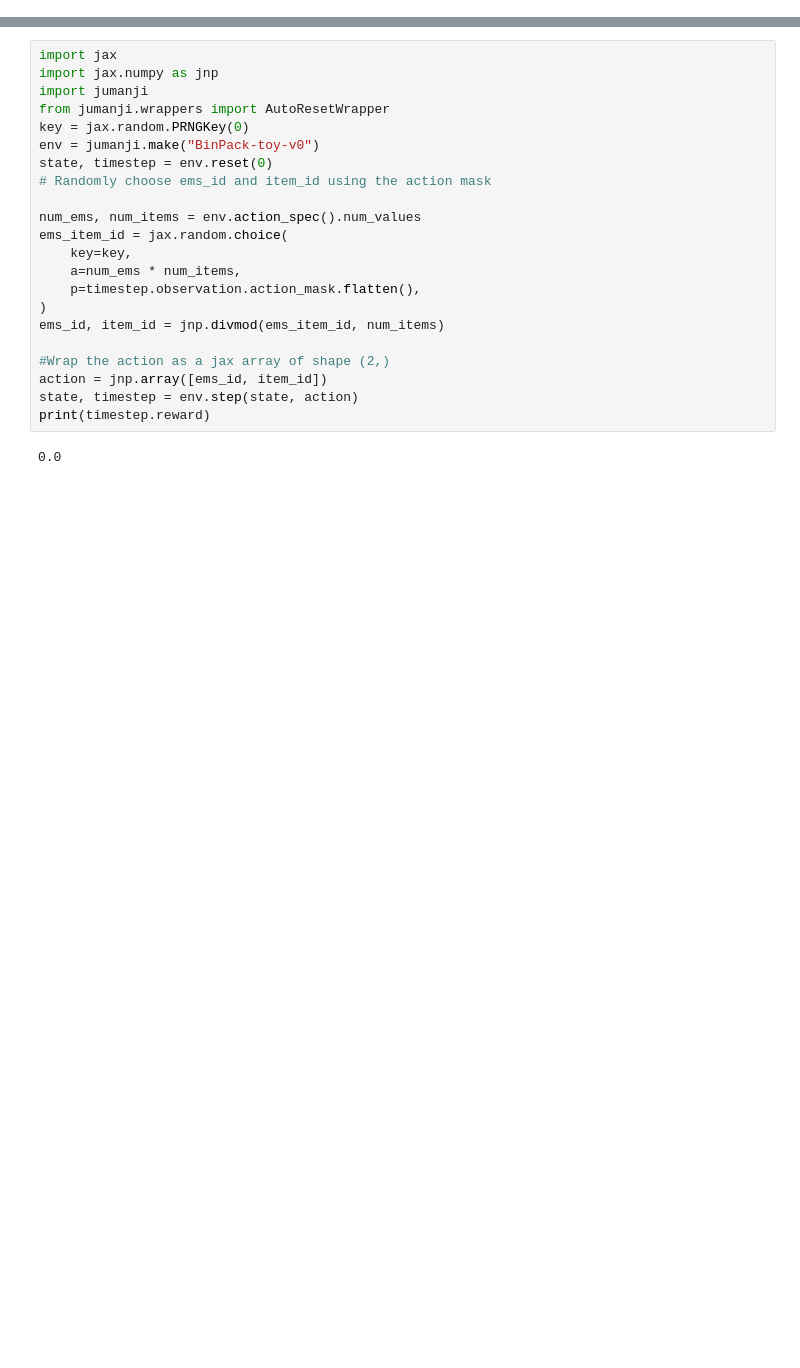
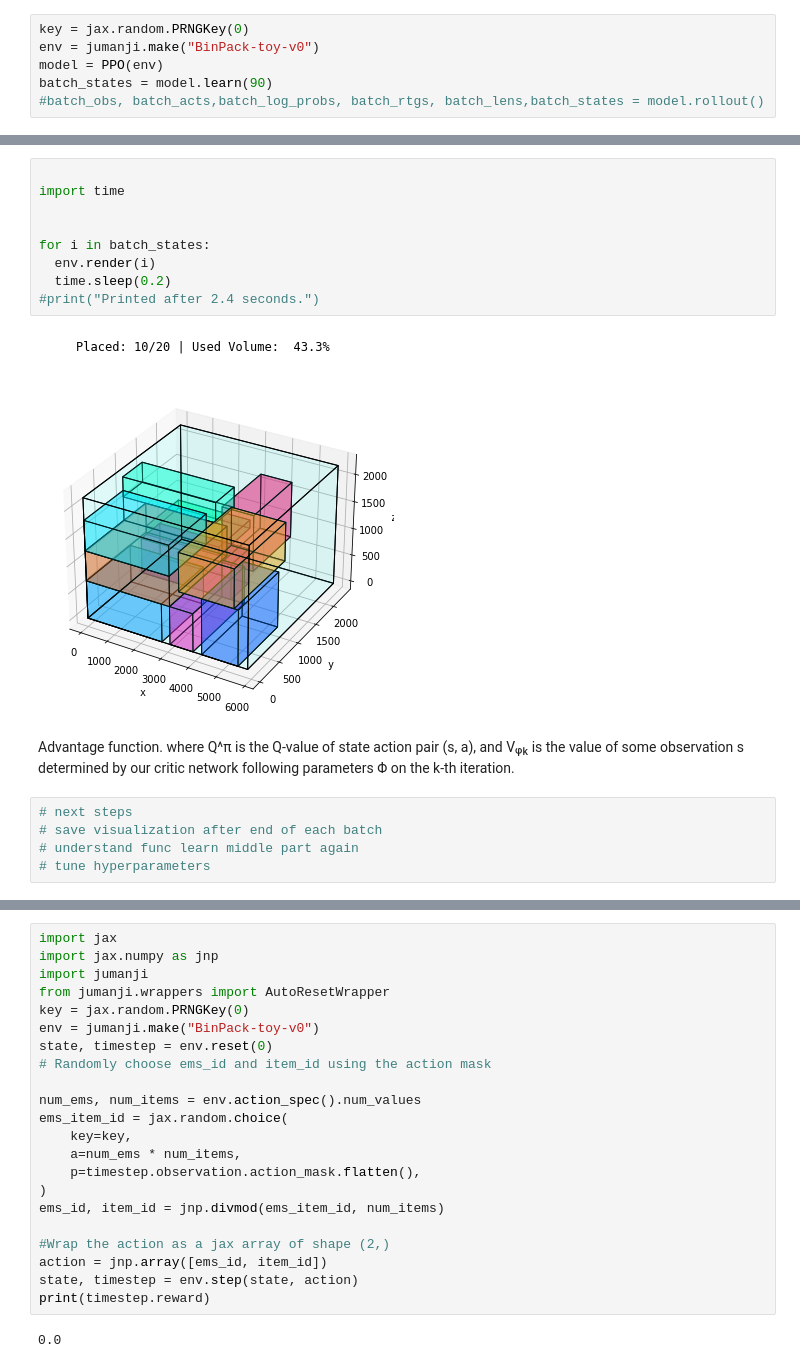
Before and after one commit to kaiamj/deep-reinforcement-learning-jumanji, a Jupyter notebook: NN.ipynb, the cells around one changed output, grey strips where cells are left out. Saved outputs shown, nothing was run; the diff lists cells and outputs as text; blank space fills up the shorter version.

```diff
--- a/NN.ipynb
+++ b/NN.ipynb
@@ -22,0 +296,6 @@ Successfully installed Pillow-9.3.0 brax-0.0.15 chex-0.1.5 commonmark-0.9.1 cont
+# %%
+key = jax.random.PRNGKey(0)
+env = jumanji.make("BinPack-toy-v0")
+model = PPO(env)
+batch_states = model.learn(90)
+#batch_obs, batch_acts,batch_log_probs, batch_rtgs, batch_lens,batch_states = model.rollout()
@@ -22,0 +346,20 @@ Successfully installed Pillow-9.3.0 brax-0.0.15 chex-0.1.5 commonmark-0.9.1 cont
+# %%
+
+import time
+
+
+for i in batch_states:
+  env.render(i)
+  time.sleep(0.2)
+#print("Printed after 2.4 seconds.")
+# %% [output]
+[figure, added]
+# %% [markdown]
+
+Advantage function.
+where Q^π is the Q-value of state action pair (s, a), and Vᵩₖ is the value of some observation s determined by our critic network following parameters Φ on the k-th iteration.
+# %%
+# next steps
+# save visualization after end of each batch
+# understand func learn middle part again
+# tune hyperparameters
```
Also changed, not shown: parts of 22 cells of this notebook.
